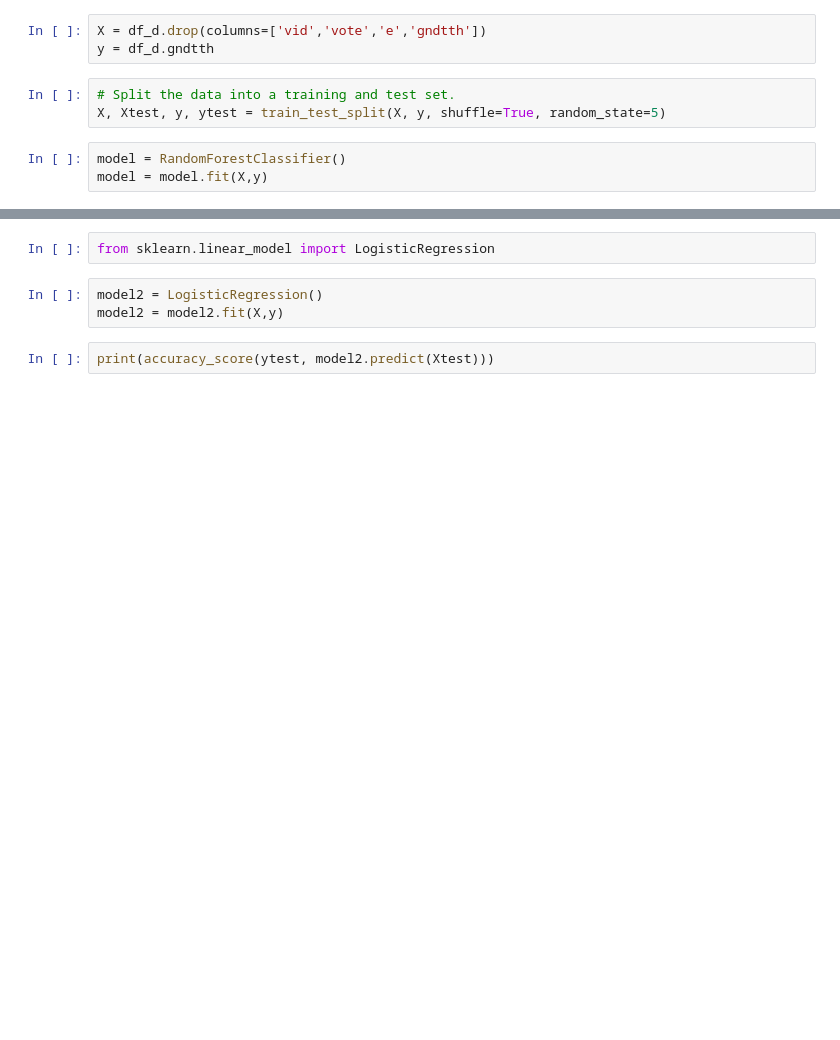
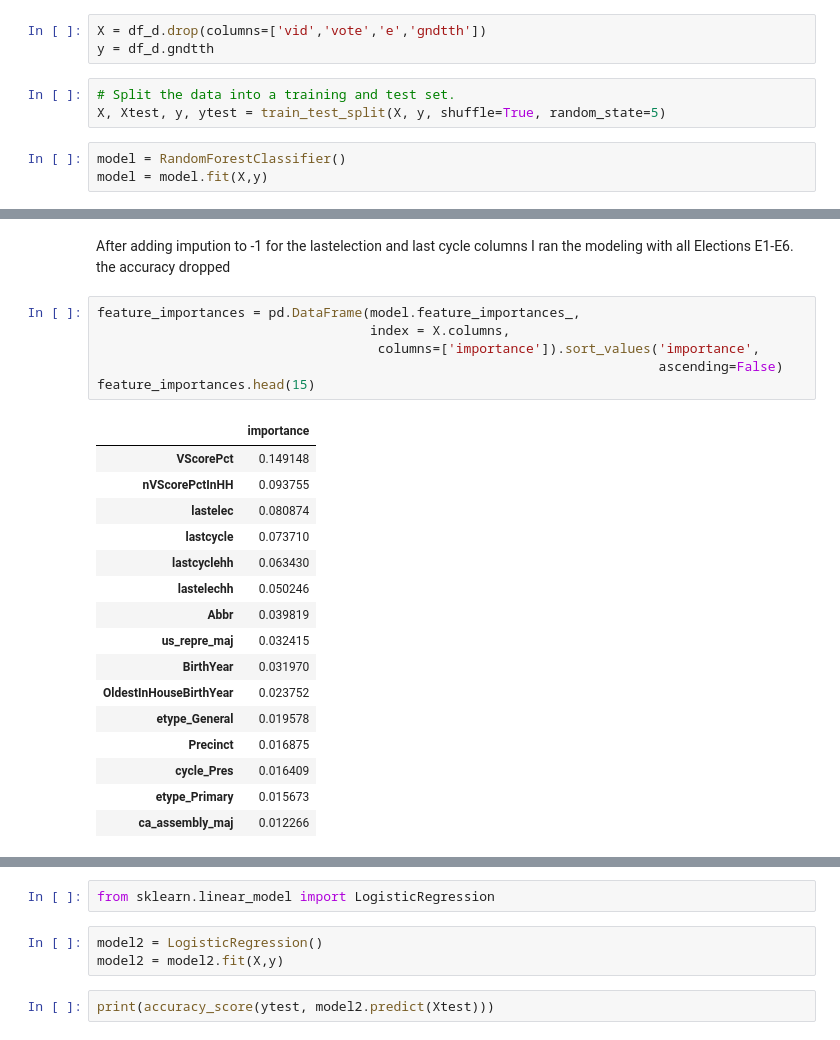
Before and after one commit to alsnkline/LocalVoters, a Jupyter notebook: 18_Modeling_working.ipynb, the cells around one changed output, grey strips where cells are left out. Saved outputs shown, nothing was run; the diff lists cells and outputs as text; blank space fills up the shorter version.

```diff
--- a/18_Modeling_working.ipynb
+++ b/18_Modeling_working.ipynb
@@ -268,0 +293,26 @@ print(accuracy_score(ytest, model.predict(Xtest)))
+# %% [markdown]
+After adding impution to -1 for the lastelection and last cycle columns I ran the modeling with all Elections E1-E6.
+the accuracy dropped
+# %%
+feature_importances = pd.DataFrame(model.feature_importances_,
+                                   index = X.columns,
+                                    columns=['importance']).sort_values('importance',
+                                                                        ascending=False)
+feature_importances.head(15)
+# %% [output]
+|  | importance |
+| VScorePct | 0.149148 |
+| nVScorePctInHH | 0.093755 |
+| lastelec | 0.080874 |
+| lastcycle | 0.073710 |
+| lastcyclehh | 0.063430 |
+| lastelechh | 0.050246 |
+| Abbr | 0.039819 |
+| us_repre_maj | 0.032415 |
+| BirthYear | 0.031970 |
+| OldestInHouseBirthYear | 0.023752 |
+| etype_General | 0.019578 |
+| Precinct | 0.016875 |
+| cycle_Pres | 0.016409 |
+| etype_Primary | 0.015673 |
+| ca_assembly_maj | 0.012266 |
```
Also changed, not shown: parts of 12 cells of this notebook.
